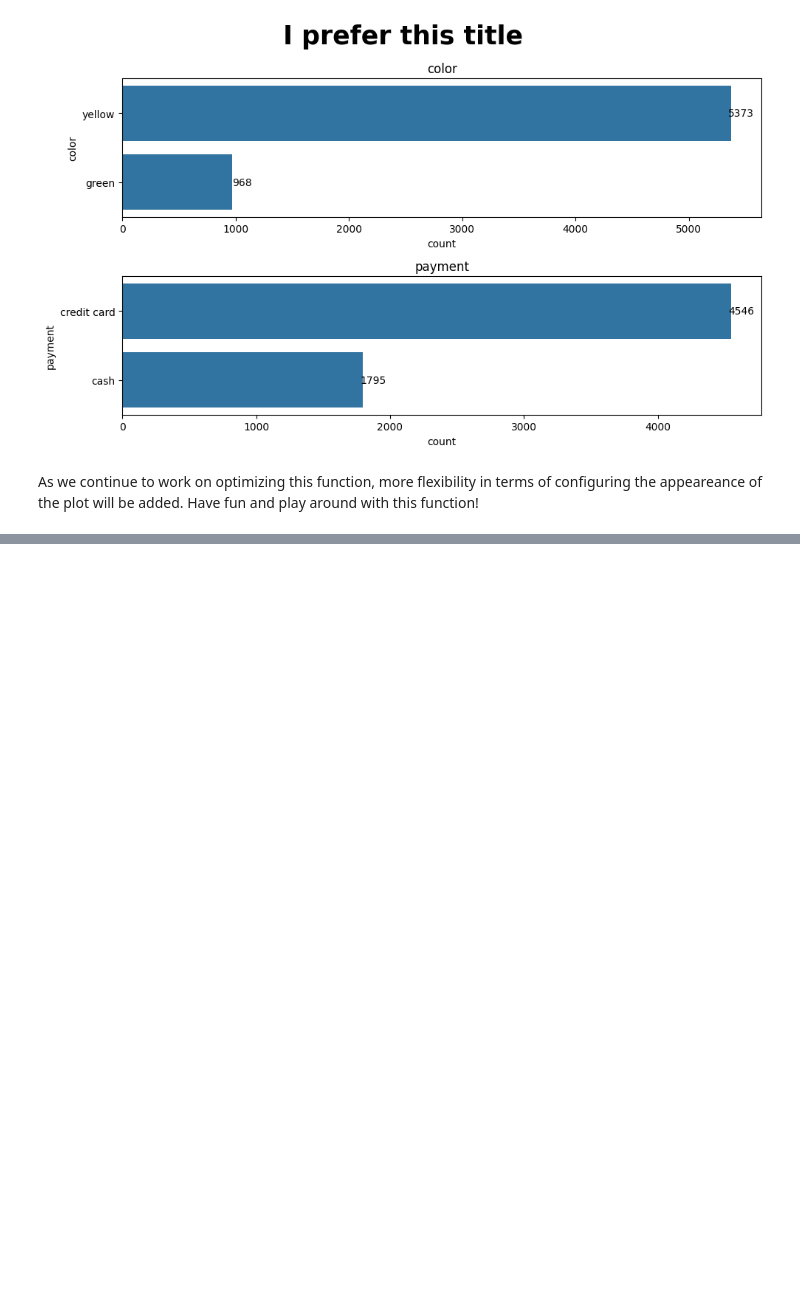
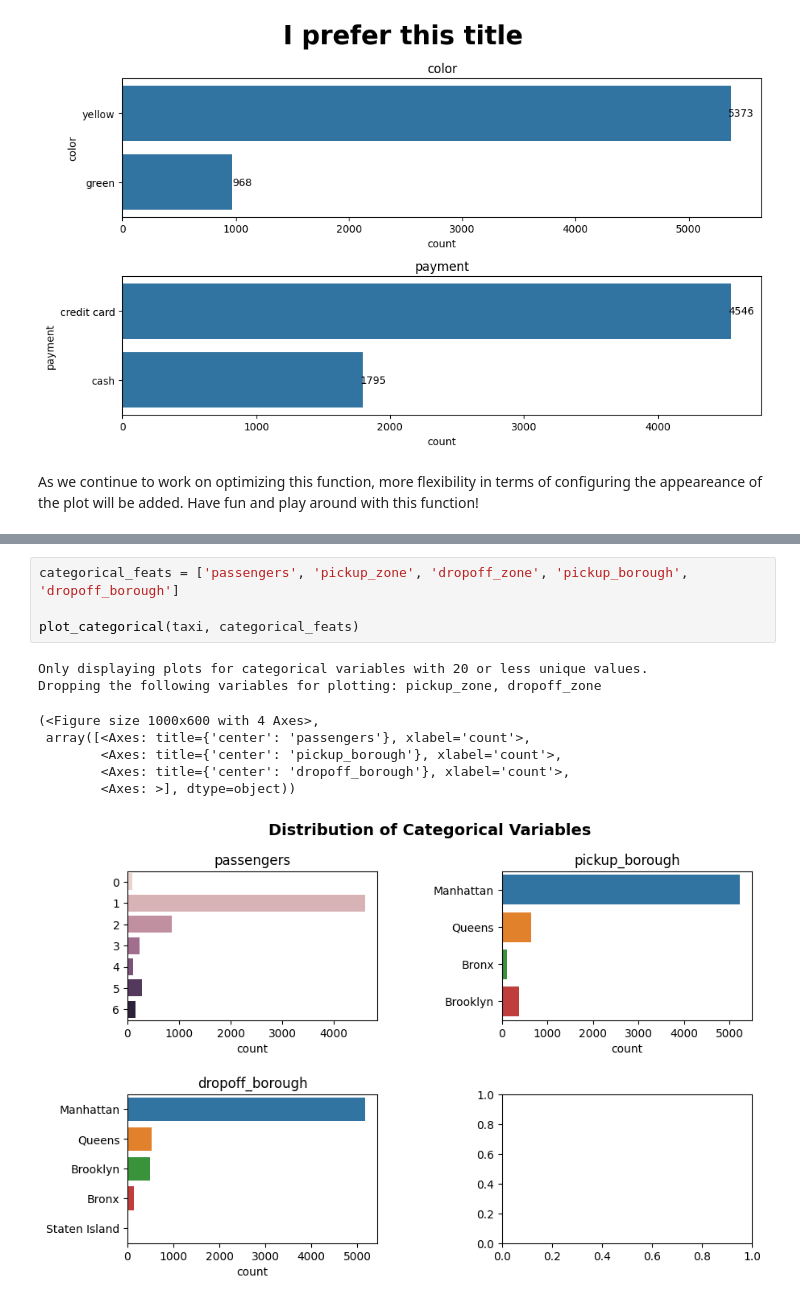
Before and after one commit to UBC-MDS/PyXplor, a Jupyter notebook: docs/example.ipynb, the cells around one changed output, grey strips where cells are left out. Saved outputs shown, nothing was run; the diff lists cells and outputs as text; blank space fills up the shorter version.

```diff
--- a/docs/example.ipynb
+++ b/docs/example.ipynb
@@ -160,0 +199,13 @@ As we continue to work on optimizing this function, more flexibility in terms of
+# %%
+categorical_feats = ['passengers', 'pickup_zone', 'dropoff_zone', 'pickup_borough', 'dropoff_borough']
+
+plot_categorical(taxi, categorical_feats)
+# %% [output]
+Only displaying plots for categorical variables with 20 or less unique values.
+Dropping the following variables for plotting: pickup_zone, dropoff_zone
+(<Figure size 1000x600 with 4 Axes>,
+ array([<Axes: title={'center': 'passengers'}, xlabel='count'>,
+        <Axes: title={'center': 'pickup_borough'}, xlabel='count'>,
+        <Axes: title={'center': 'dropoff_borough'}, xlabel='count'>,
+        <Axes: >], dtype=object))
+[figure, added]
```
Also changed, not shown: parts of 30 cells of this notebook, 1 other file.
